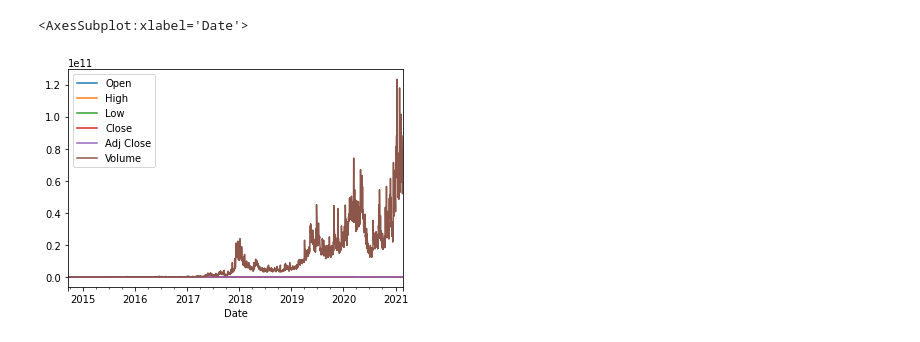
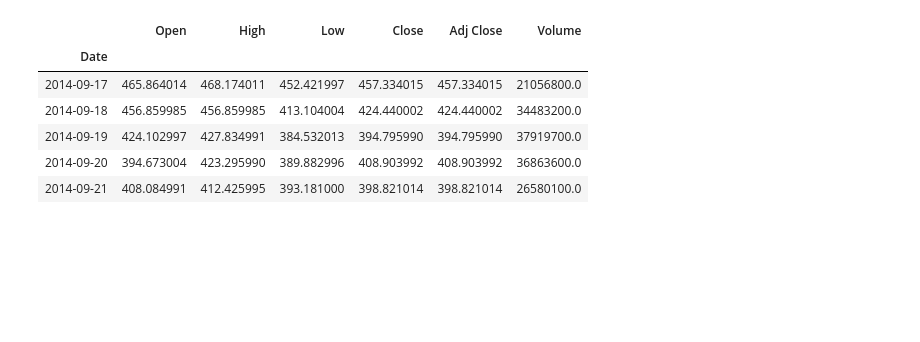
Before and after one commit to jessems/bitcoin-weimar, a Jupyter notebook: weimar-bitcoin-comparison.ipynb, the cells around one changed output. Drawn from its saved outputs; the diff is of its cells as text; code cells hidden in the pictures; blank space fills up the shorter version.

```diff
--- a/weimar-bitcoin-comparison.ipynb
+++ b/weimar-bitcoin-comparison.ipynb
@@ -23,5 +11,15 @@ btc_data = btc_data.set_index('Date')
+# %%
+url_btc = 'https://query1.finance.yahoo.com/v7/finance/download/BTC-USD?period1=1410912000&period2=' + datetime.now().strftime("%s") + '&interval=1d&events=history&includeAdjustedClose=true'
+btc_data = pd.read_csv(url_btc)
+btc_data['Date'] = pd.to_datetime(btc_data['Date'])
+btc_data = btc_data.set_index('Date')
 # %%
-btc_data.plot()
+btc_data.head()
 # %% [output]
-<AxesSubplot:xlabel='Date'>
-[figure, removed]
+|  | Open | High | Low | Close | Adj Close | Volume |
+| Date |  |  |  |  |  |  |
+| 2014-09-17 | 465.864014 | 468.174011 | 452.421997 | 457.334015 | 457.334015 | 21056800.0 |
+| 2014-09-18 | 456.859985 | 456.859985 | 413.104004 | 424.440002 | 424.440002 | 34483200.0 |
+| 2014-09-19 | 424.102997 | 427.834991 | 384.532013 | 394.795990 | 394.795990 | 37919700.0 |
+| 2014-09-20 | 394.673004 | 423.295990 | 389.882996 | 408.903992 | 408.903992 | 36863600.0 |
+| 2014-09-21 | 408.084991 | 412.425995 | 393.181000 | 398.821014 | 398.821014 | 26580100.0 |
```
Also changed, not shown: parts of 17 cells of this notebook.
